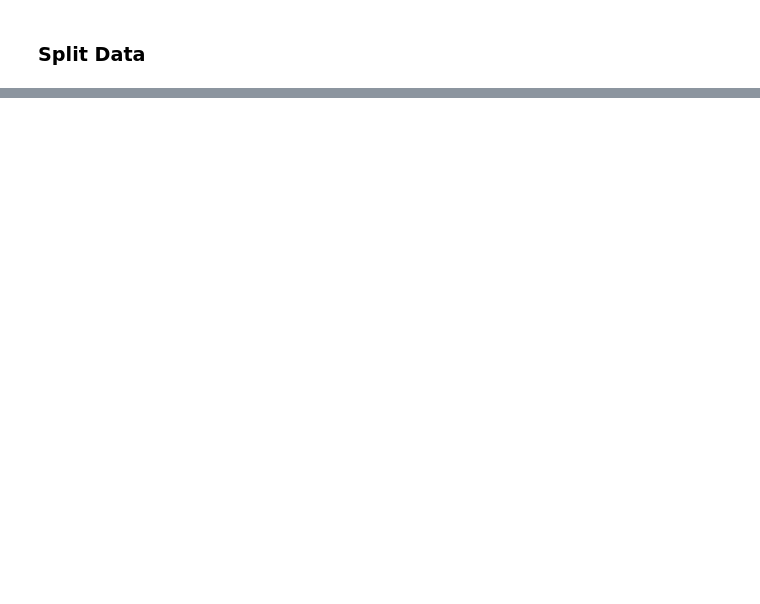
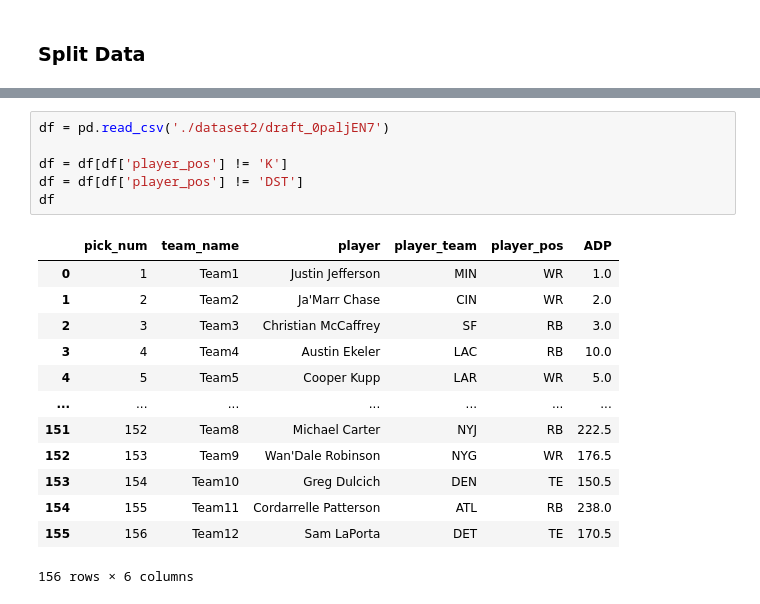
Before and after one commit to shaanchanchani/Draft-Optimizer, a Jupyter notebook: modelling.ipynb, the cells around one changed output, grey strips where cells are left out. Drawn from its saved outputs; the diff is of its cells as text; blank space fills up the shorter version.

```diff
--- a/modelling.ipynb
+++ b/modelling.ipynb
@@ -269,0 +440,20 @@ Test accuracy: 0.4847920536994934
+# %%
+df = pd.read_csv('./dataset2/draft_0paljEN7')
+
+df = df[df['player_pos'] != 'K']
+df = df[df['player_pos'] != 'DST']
+df
+# %% [output]
+|  | pick_num | team_name | player | player_team | player_pos | ADP |
+| 0 | 1 | Team1 | Justin Jefferson | MIN | WR | 1.0 |
+| 1 | 2 | Team2 | Ja'Marr Chase | CIN | WR | 2.0 |
+| 2 | 3 | Team3 | Christian McCaffrey | SF | RB | 3.0 |
+| 3 | 4 | Team4 | Austin Ekeler | LAC | RB | 10.0 |
+| 4 | 5 | Team5 | Cooper Kupp | LAR | WR | 5.0 |
+| ... | ... | ... | ... | ... | ... | ... |
+| 151 | 152 | Team8 | Michael Carter | NYJ | RB | 222.5 |
+| 152 | 153 | Team9 | Wan'Dale Robinson | NYG | WR | 176.5 |
+| 153 | 154 | Team10 | Greg Dulcich | DEN | TE | 150.5 |
+| 154 | 155 | Team11 | Cordarrelle Patterson | ATL | RB | 238.0 |
+| 155 | 156 | Team12 | Sam LaPorta | DET | TE | 170.5 |
+156 rows × 6 columns
```
Also changed, not shown: parts of 19 cells of this notebook, 2 other files.
